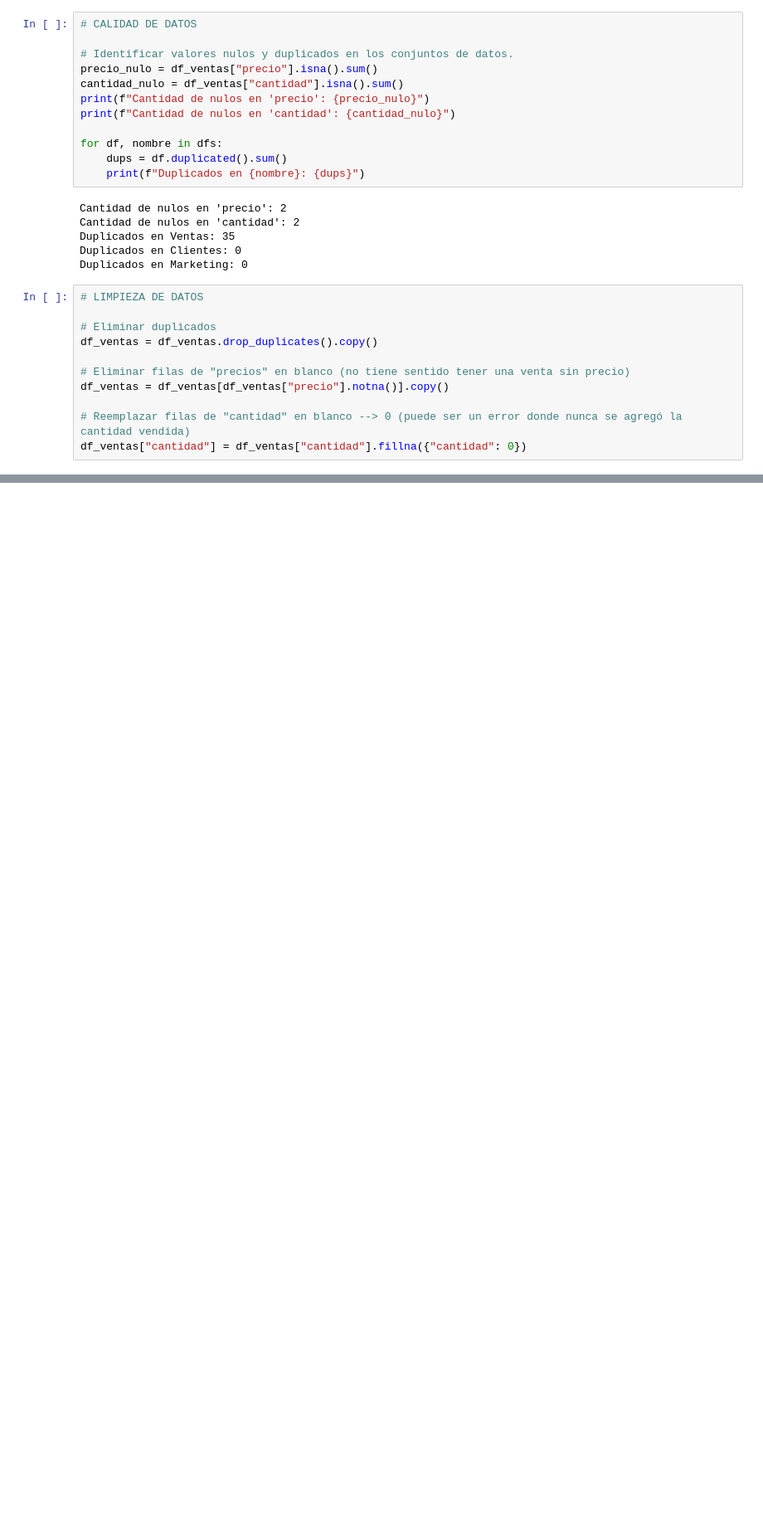
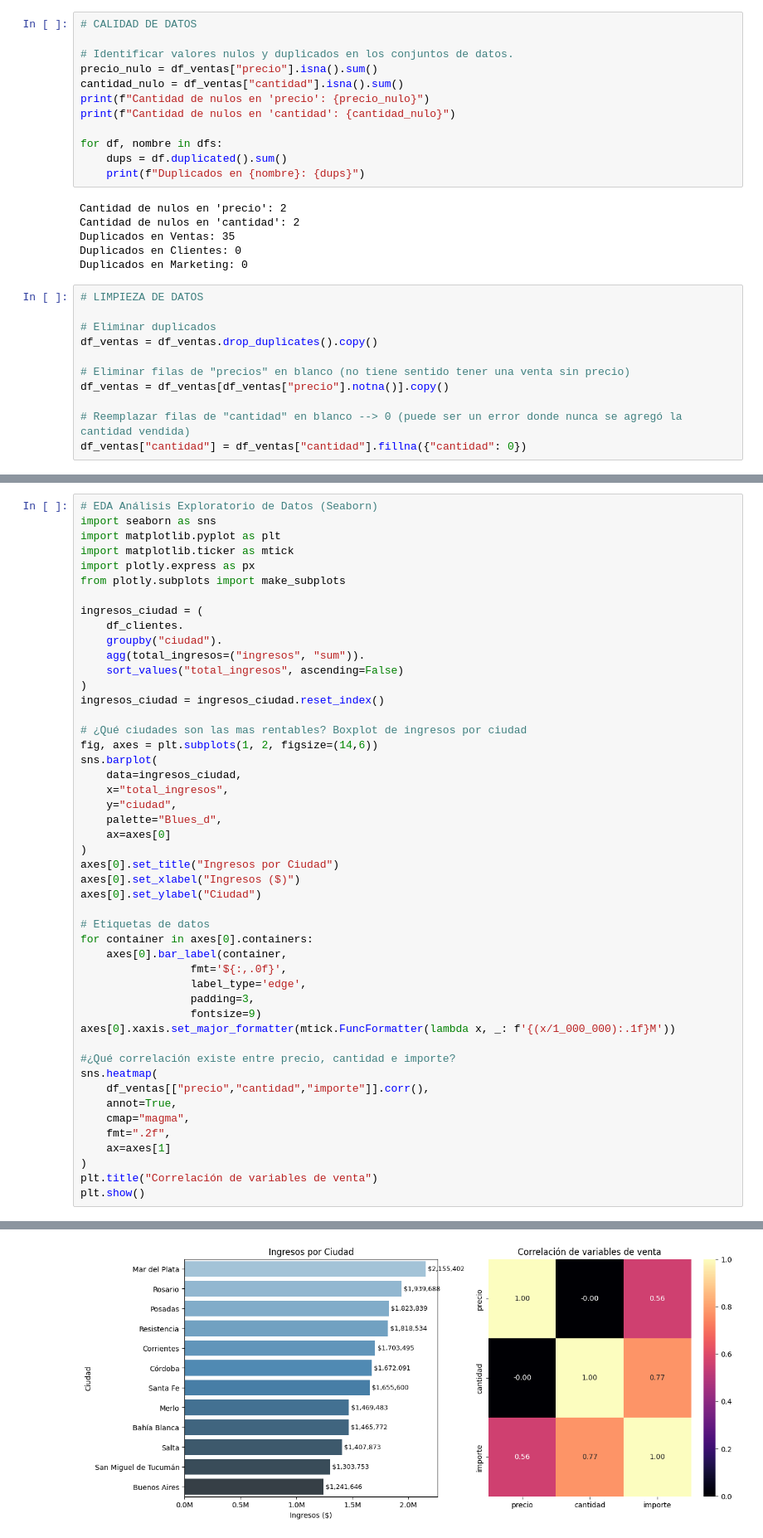
Before and after one commit to Shorkk/Ventas-Data-Analysis, a Jupyter notebook: Trabajo Final.ipynb, the cells around one changed output, grey strips where cells are left out. Shown at 83% size. Drawn from its saved outputs; the diff is of its cells as text; blank space fills up the shorter version.

```diff
--- a/Trabajo Final.ipynb
+++ b/Trabajo Final.ipynb
@@ -142,0 +144,49 @@ top10_productos = (df_ventas
+# %%
+# EDA Análisis Exploratorio de Datos (Seaborn)
+import seaborn as sns
+import matplotlib.pyplot as plt
+import matplotlib.ticker as mtick
+import plotly.express as px
+from plotly.subplots import make_subplots
+
+ingresos_ciudad = (
+    df_clientes.
+    groupby("ciudad").
+    agg(total_ingresos=("ingresos", "sum")).
+    sort_values("total_ingresos", ascending=False)
+)
+ingresos_ciudad = ingresos_ciudad.reset_index()
+
+# ¿Qué ciudades son las mas rentables? Boxplot de ingresos por ciudad
+fig, axes = plt.subplots(1, 2, figsize=(14,6))
+sns.barplot(
+    data=ingresos_ciudad,
+    x="total_ingresos",
+    y="ciudad",
+    palette="Blues_d",
+    ax=axes[0]
+)
+axes[0].set_title("Ingresos por Ciudad")
+axes[0].set_xlabel("Ingresos ($)")
+axes[0].set_ylabel("Ciudad")
+
+# Etiquetas de datos
+for container in axes[0].containers:
+    axes[0].bar_label(container,
+                 fmt='${:,.0f}',
+                 label_type='edge',
+                 padding=3,
+                 fontsize=9)
+axes[0].xaxis.set_major_formatter(mtick.FuncFormatter(lambda x, _: f'{(x/1_000_000):.1f}M'))
+
+#¿Qué correlación existe entre precio, cantidad e importe?
+sns.heatmap(
+    df_ventas[["precio","cantidad","importe"]].corr(),
+    annot=True,
+    cmap="magma",
+    fmt=".2f",
+    ax=axes[1]
+)
+plt.title("Correlación de variables de venta")
+plt.show()
+# %% [output]
@@ -143 +194,2 @@ top10_productos = (df_ventas
+[figure, added]
 # %%
```
Also changed, not shown: parts of 7 cells of this notebook.
